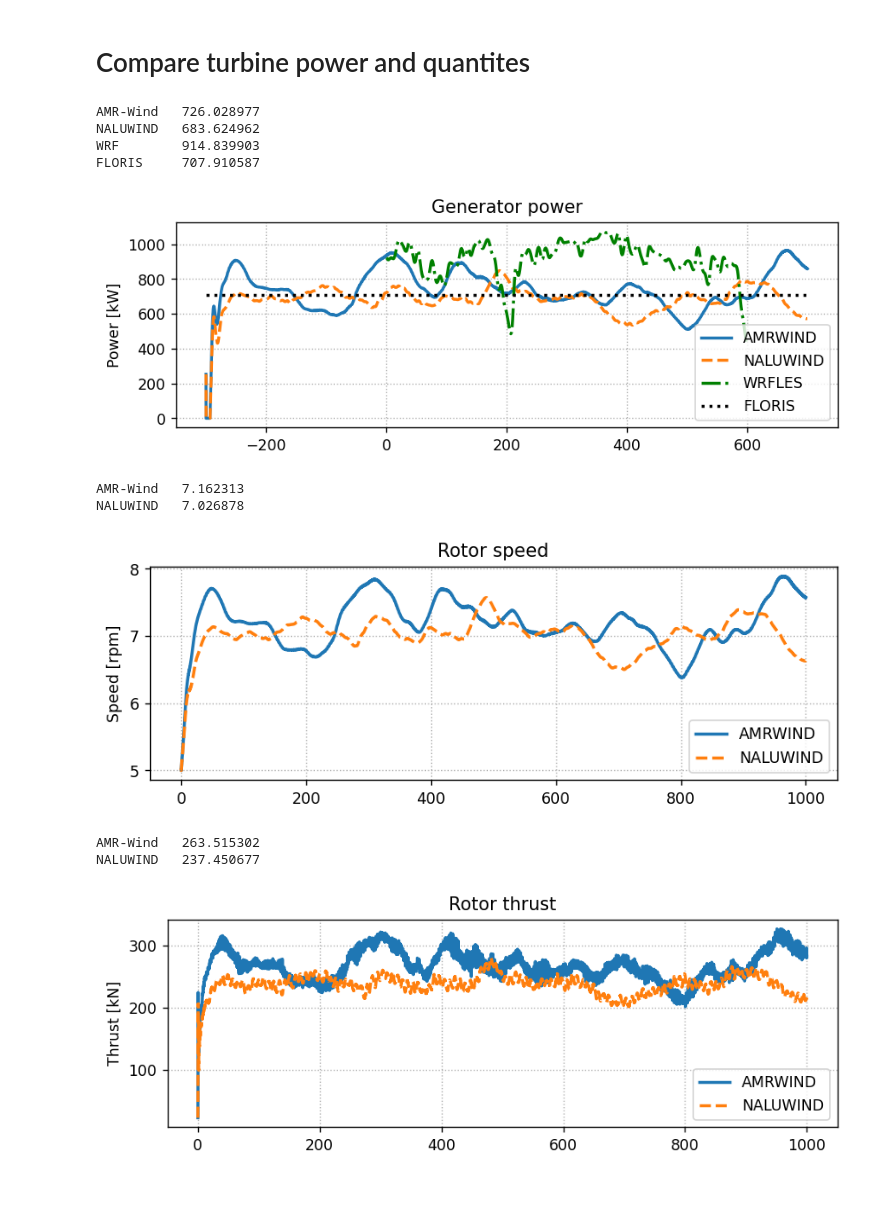
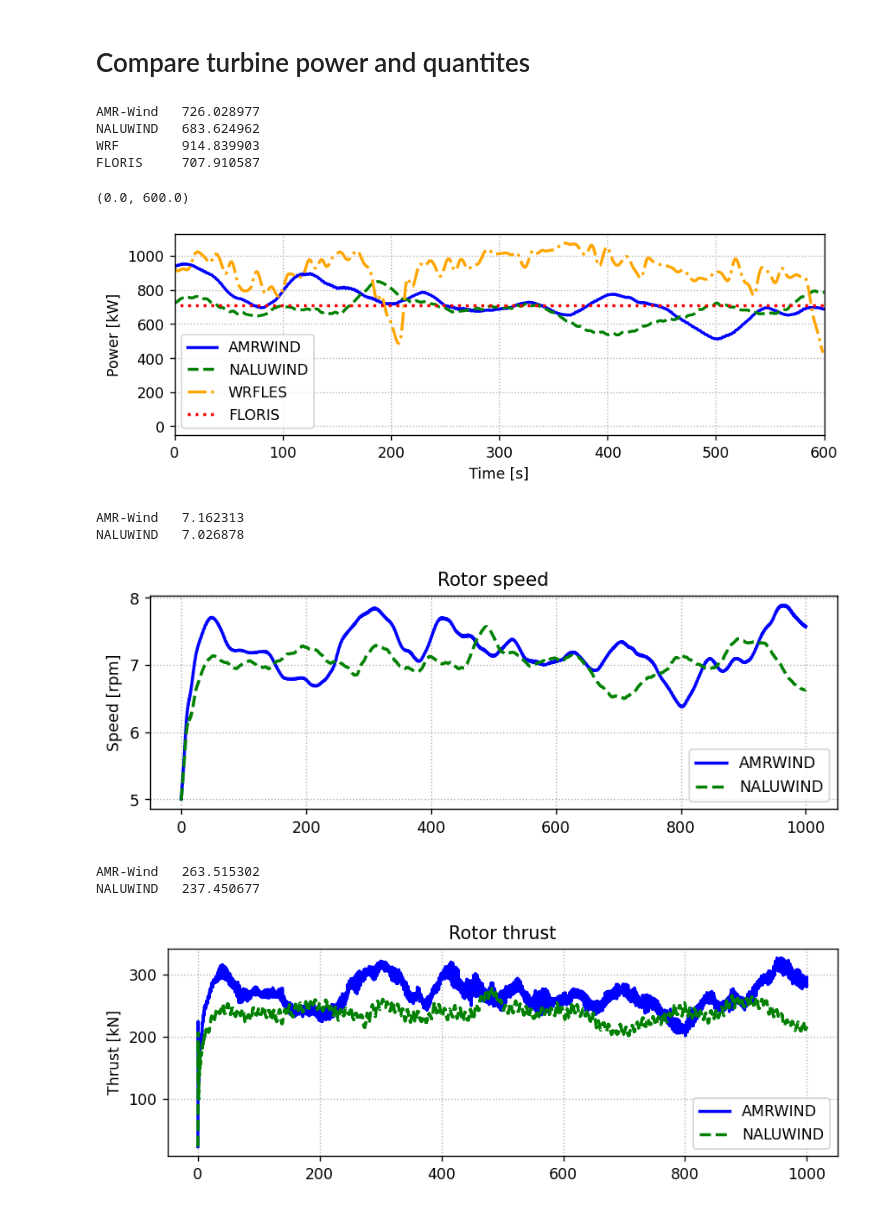
Before and after one commit to lawrenceccheung/AWAKEN_summit_setup, a Jupyter notebook: NeutralABL_turbine1/JRSE_ComparisonPlots/TurbinePerformance.ipynb, the cells around one changed output. Saved outputs shown, nothing was run; the diff lists cells and outputs as text; code cells hidden in the pictures.

```diff
--- a/NeutralABL_turbine1/JRSE_ComparisonPlots/TurbinePerformance.ipynb
+++ b/NeutralABL_turbine1/JRSE_ComparisonPlots/TurbinePerformance.ipynb
@@ -39,7 +39,7 @@ cases = [
      'fname_rottorq':'{prefix}_turb_RotTorq.dat',
      'fname_Wind1VelX':'{prefix}_turb_Wind1VelX.dat',
      't0':300, 't1':900,
-     'linestyle':{'linestyle':'-', 'lw':2},
+     'linestyle':{'linestyle':'-', 'lw':2, 'color':'b'},
     },
 
     # Nalu data defs
@@ -52,7 +52,7 @@ cases = [
      'fname_rottorq':'{prefix}_turb_RotTorq.dat',
      'fname_Wind1VelX':'{prefix}_turb_Wind1VelX.dat',
      't0':300, 't1':900,
-     'linestyle':{'linestyle':'--', 'lw':2},
+     'linestyle':{'linestyle':'--', 'lw':2, 'color':'g'},
     },
 
     # WRF data defs
@@ -61,7 +61,7 @@ cases = [
      'prefix':'WRFLES',
      'fname_pwr':'{prefix}_turb_GenPwr.dat',
      't0':1200, 't1':1800,
-     'linestyle':{'linestyle':'-.', 'lw':2, 'color':'g'},
+     'linestyle':{'linestyle':'-.', 'lw':2, 'color':'orange'},
     },
 
     # FLORIS data defs
@@ -70,36 +70,39 @@ cases = [
      'prefix':'FLORIS',
      'fname_pwr':'{prefix}_turb_GenPwr.dat',
      't0':300, 't1':900,
-     'linestyle':{'linestyle':':', 'lw':2, 'color':'k'},
+     'linestyle':{'linestyle':':', 'lw':2, 'color':'r'},
     },
 
 ]
 # %%
 fig, ax = plt.subplots(1,1, figsize=(8,2.5), dpi=125)
 for icase, case in enumerate(cases):
     label   = case['label']
     prefix  = case['prefix']
     datadir = case['datadir']
     lstyle  = case['linestyle']
     t0      = case['t0']
     t1      = case['t1']
     if 'fname_pwr' in case:
         fname   = case['fname_pwr'] #f'{prefix}_HH_VEL_PROFILE_x_{xD:06.2f}D.dat'
         dat=np.loadtxt(datadir+'/'+fname.format(prefix=prefix), skiprows=2)
         ax.plot(dat[:,0]-t0, dat[:,1],  label=prefix, **lstyle) # color=cycle[ix],
         power = timeaverage(dat[:,0], dat[:,1], t0, t1)
         print("%-10s %f"%(label, power))
 
 ax.legend()
 ax.set_ylabel('Power [kW]')
-ax.set_title('Generator power')
+ax.set_xlabel('Time [s]')
+#ax.set_title('Generator power')
 ax.grid(ls=':')
+ax.set_xlim([0, 600])
 # %% [output]
 AMR-Wind   726.028977
 NALUWIND   683.624962
 WRF        914.839903
 FLORIS     707.910587
+(0.0, 600.0)
-[figure, old version]
+[figure, new version]
 # %%
 fig, ax = plt.subplots(1,1, figsize=(8,2.5), dpi=125)
 for icase, case in enumerate(cases):
@@ -123,7 +126,7 @@ ax.grid(ls=':')
 # %% [output]
 AMR-Wind   7.162313
 NALUWIND   7.026878
-[figure, old version]
+[figure, new version]
 # %%
 fig, ax = plt.subplots(1,1, figsize=(8,2.5), dpi=125)
 for icase, case in enumerate(cases):
@@ -147,7 +150,7 @@ ax.grid(ls=':')
 # %% [output]
 AMR-Wind   263.515302
 NALUWIND   237.450677
-[figure, old version]
+[figure, new version]
 # %%
 fig, ax = plt.subplots(1,1, figsize=(8,2.5), dpi=125)
 for icase, case in enumerate(cases):
```
Also changed, not shown: parts of 2 cells of this notebook.
